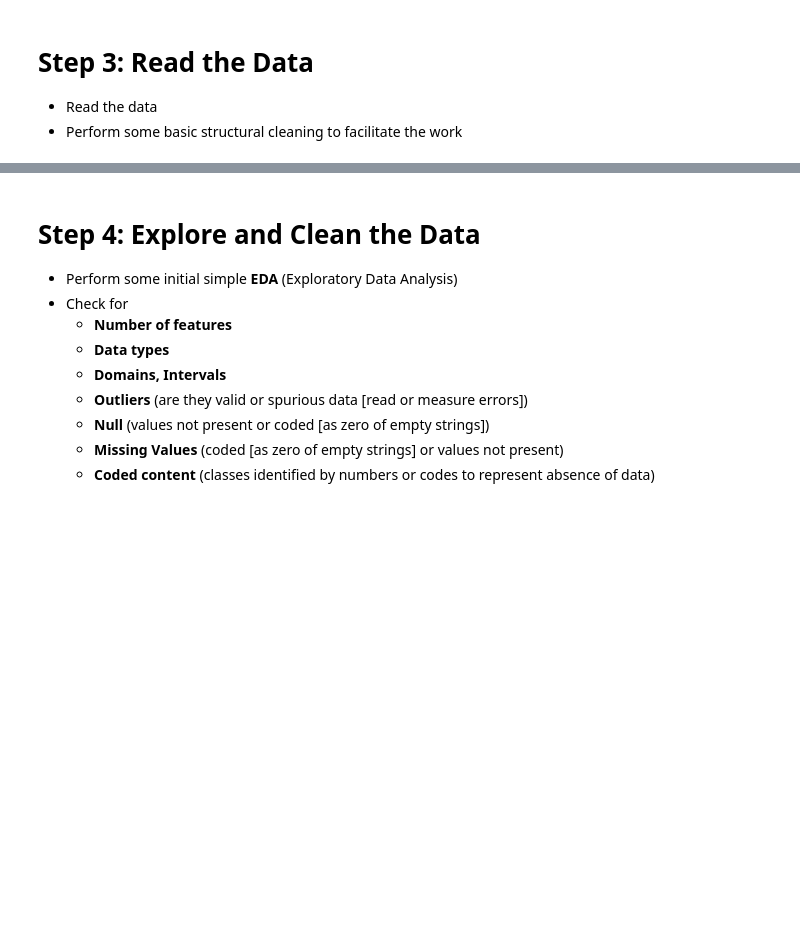
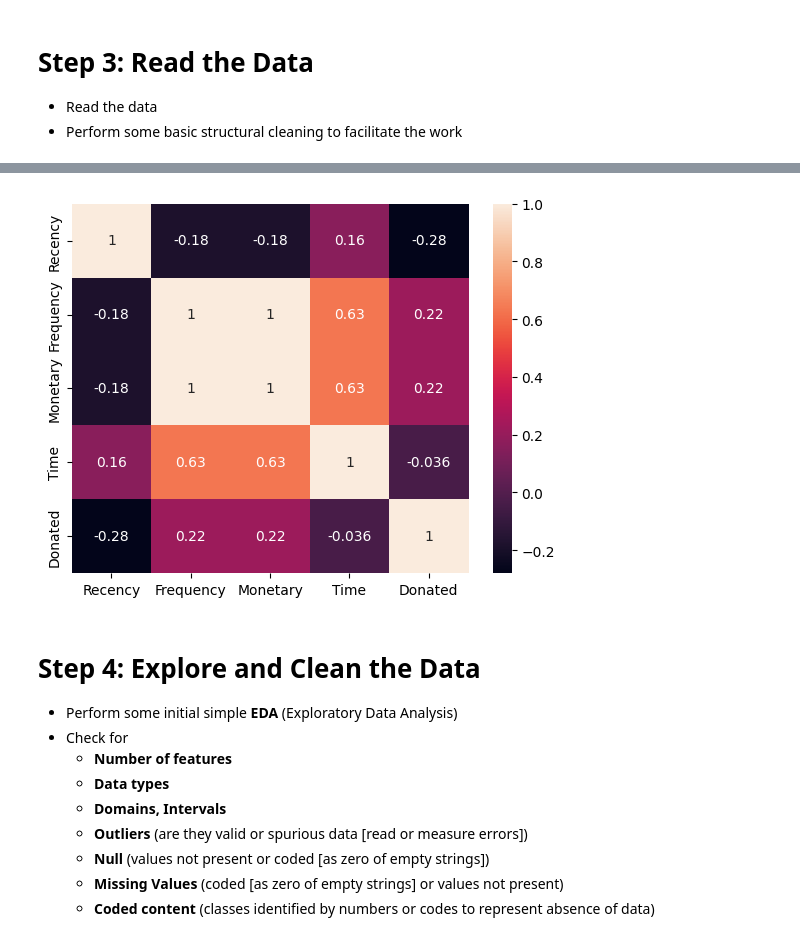
Before and after one commit to Posheffy/IODSN, a Jupyter notebook: IOD_Lab-7_1_1 - Decision Trees.ipynb, the cells around one changed output, grey strips where cells are left out. Drawn from its saved outputs; the diff is of its cells as text; code cells hidden in the pictures; blank space fills up the shorter version.

```diff
--- a/IOD_Lab-7_1_1 - Decision Trees.ipynb
+++ b/IOD_Lab-7_1_1 - Decision Trees.ipynb
@@ -58,0 +121,4 @@ The [**UCI Machine Learning Repository**](https://archive.ics.uci.edu/ml/dataset
+# %%
+# Load data
+df = pd.read_csv('/Users/stephanienduaguba/Documents/DATA/transfusion.data')
+df
@@ -58,0 +146,10 @@ The [**UCI Machine Learning Repository**](https://archive.ics.uci.edu/ml/dataset
+# %%
+# Rename columns to shorter versions
+df.rename(columns={
+    'Recency (months)': 'Recency',
+    'Frequency (times)': 'Frequency',
+    'Monetary (c.c. blood)': 'Monetary',
+    'Time (months)': 'Time',
+    'whether he/she donated blood in March 2007': 'Donated'
+}, inplace=True)
+df.head()
@@ -59,3 +173,8 @@ The [**UCI Machine Learning Repository**](https://archive.ics.uci.edu/ml/dataset
+# %%
+# Correlation heatmap
+sns.heatmap(df.corr(), annot=True);
+# %% [output]
+[figure, added]
 # %% [markdown]
 # Step 4: Explore and Clean the Data
 - Perform some initial simple **EDA** (Exploratory Data Analysis)
```
Also changed, not shown: parts of 29 cells of this notebook, 1 other file.
